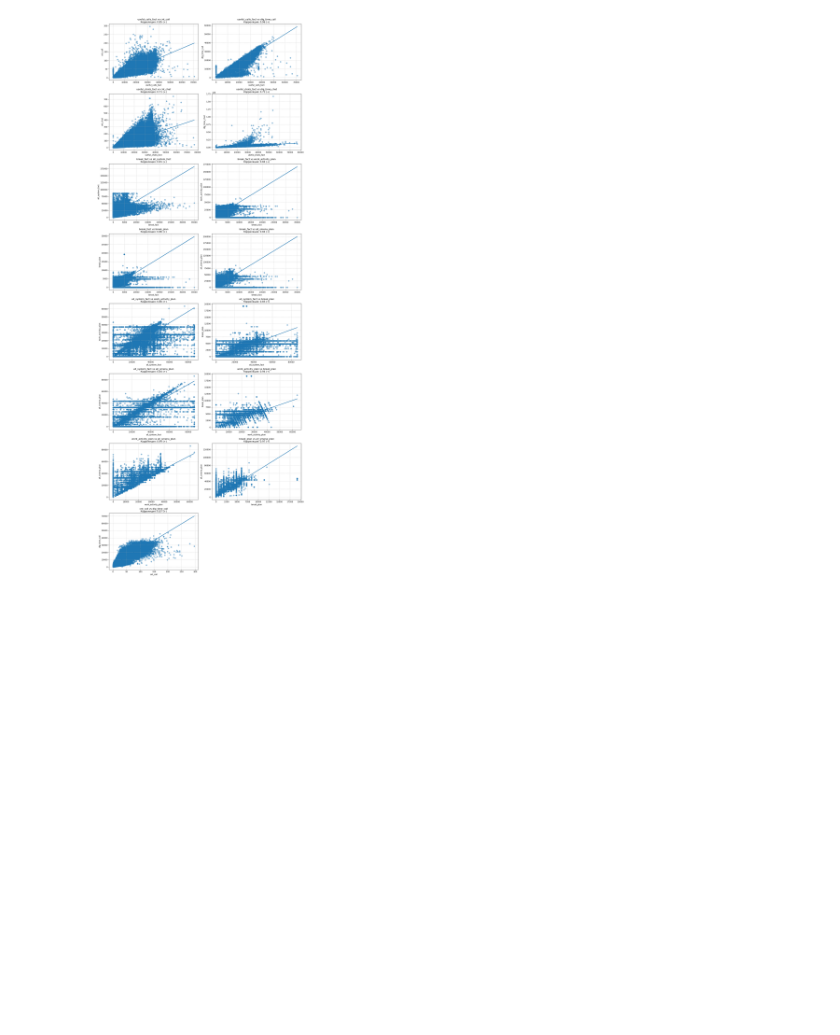
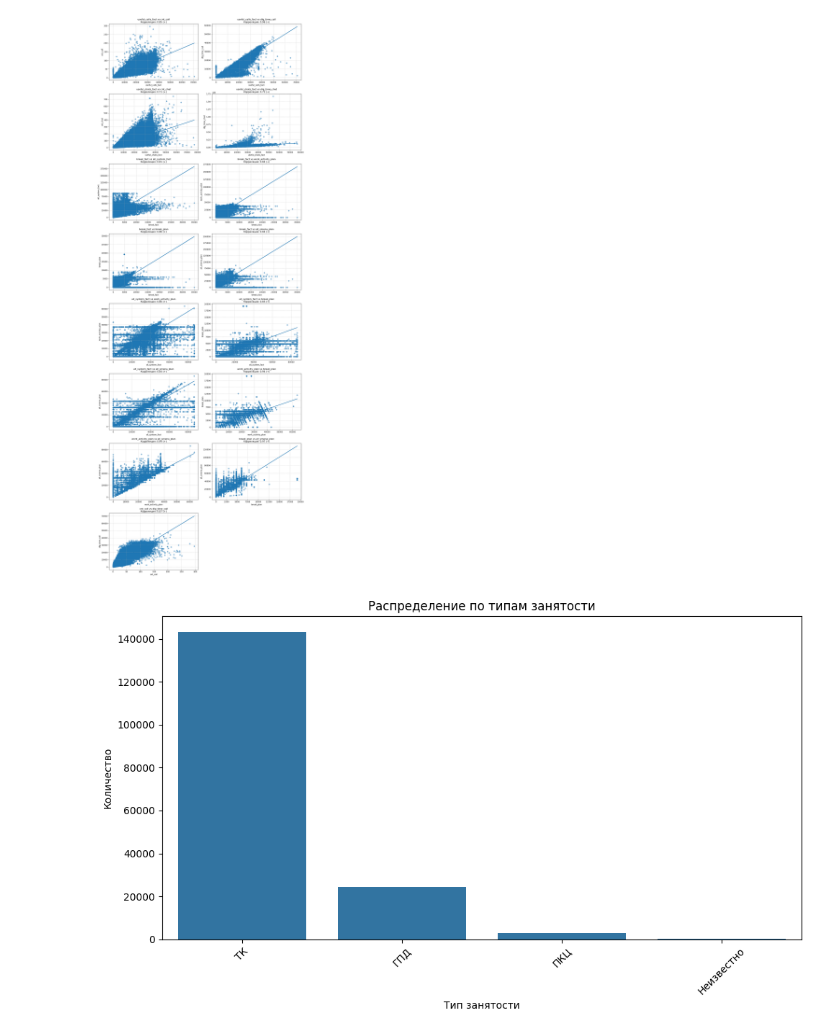
Before and after one commit to Worislooov/DANO_MSC_2025, a Jupyter notebook: Lev/graphycs.ipynb, the cells around one changed output. Drawn from its saved outputs; the diff is of its cells as text; code cells hidden in the pictures; blank space fills up the shorter version.

```diff
--- a/Lev/graphycs.ipynb
+++ b/Lev/graphycs.ipynb
@@ -97,3 +97,17 @@ else:
 # %% [output]
 Найдено 15 пар переменных с корреляцией > 0.7
 [figure]
+# %%
+# Заполняем пропущенные значения строкой "Неизвестно"
+df["emp_type"].fillna("Неизвестно", inplace=True)
+# Используем countplot вместо barplot - он автоматически считает количество
+plt.figure(figsize=(10, 6))
+sns.countplot(x="emp_type", data=df)
+plt.title("Распределение по типам занятости")
+plt.xlabel("Тип занятости")
+plt.ylabel("Количество")
+plt.xticks(rotation=45)
+plt.tight_layout()
+plt.show()
+# %% [output]
+[figure, added]
```
Also changed, not shown: parts of 1 cell of this notebook.
